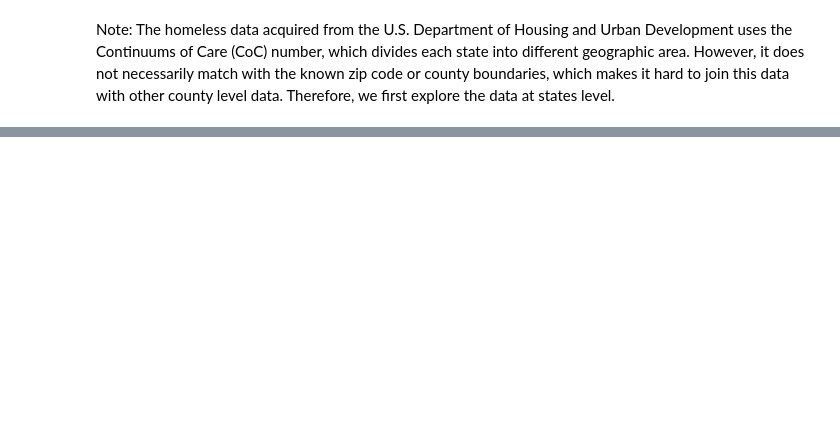
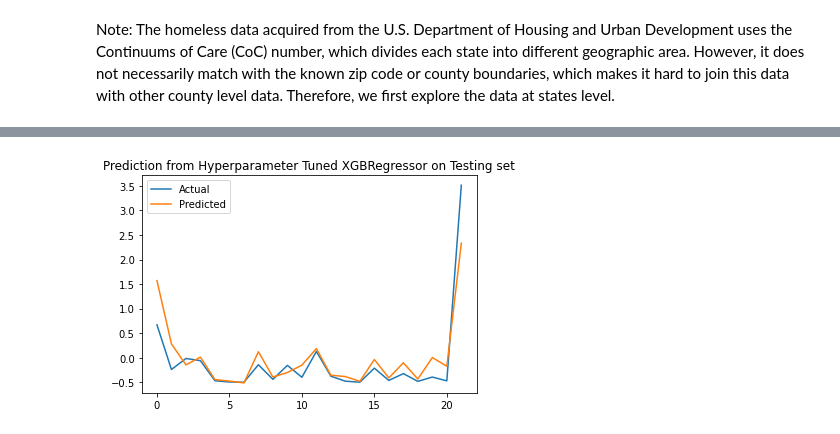
Before and after one commit to RenhaoL/CS109A_AC209A_Fall22_final_project, a Jupyter notebook: src/Homeless_Prediction_Final.ipynb, the cells around one changed output, grey strips where cells are left out. Drawn from its saved outputs; the diff is of its cells as text; code cells hidden in the pictures; blank space fills up the shorter version.

```diff
--- a/src/Homeless_Prediction_Final.ipynb
+++ b/src/Homeless_Prediction_Final.ipynb
@@ -1075,0 +1310,13 @@ y_test.to_csv("../data/scaled_y_test.csv", index=False)
+# %%
+best_params = {'random_state': 42,
+               'colsample_bytree': 0.8,
+                 'eta': 0.30000000000000004,
+                 'eval_metric': 'rmse',
+                 'max_depth': 3,
+                 'min_child_weight': 4,
+                 'n_estimators': 540,
+                 'objective': 'reg:squarederror',
+                 'subsample': 0.9}
+
+best_xgmodel = XGBRegressor(**best_params)
+best_xgmodel.fit(X_train, y_train)
@@ -1075,0 +1334,23 @@ y_test.to_csv("../data/scaled_y_test.csv", index=False)
+# %%
+# prediction
+y_train_pred_best = best_xgmodel.predict(X_train)
+y_test_pred_best = best_xgmodel.predict(X_test)
+
+#Calculate MSE and R_squared of the model
+train_mse_best = mean_squared_error(y_train, y_train_pred_best)
+test_mse_best = mean_squared_error(y_test, y_test_pred_best)
+
+train_r2_best = best_xgmodel.score(X_train, y_train)
+test_r2_best = best_xgmodel.score(X_test, y_test)
+
+print("Hyperparameter Tuned XGBoost Regressor results:\n")
+print(
+    "\tTrain MSE\t{:.4f}\n"
+    "\tTest MSE\t{:.4f}\n".format(
+        train_mse_best,
+        test_mse_best,
+    )
+)
+
+print(f"\tTrain R-squared\t{train_r2_best:.4f}")
+print(f"\tTest R-squared\t{test_r2_best:.4f}")
@@ -1075,0 +1365,9 @@ y_test.to_csv("../data/scaled_y_test.csv", index=False)
+# %%
+x_ax = range(len(y_test))
+plt.plot(x_ax, y_test, label="Actual")
+plt.plot(x_ax, y_test_pred_best, label="Predicted")
+plt.title("Prediction from Hyperparameter Tuned XGBRegressor on Testing set")
+plt.legend()
+plt.show()
+# %% [output]
+[figure, added]
```
Also changed, not shown: parts of 208 cells of this notebook, 1 other file.
